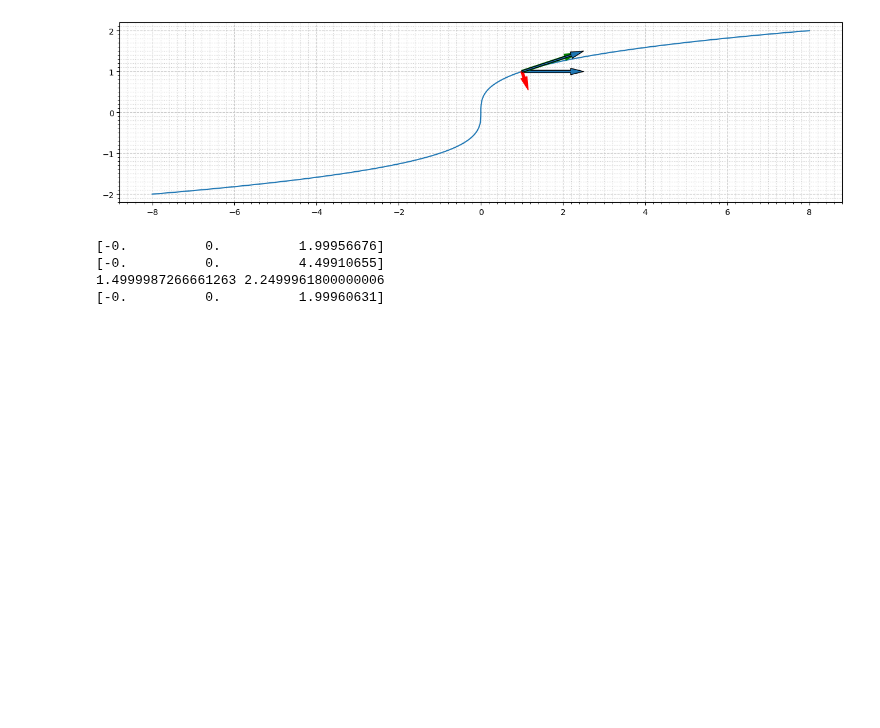
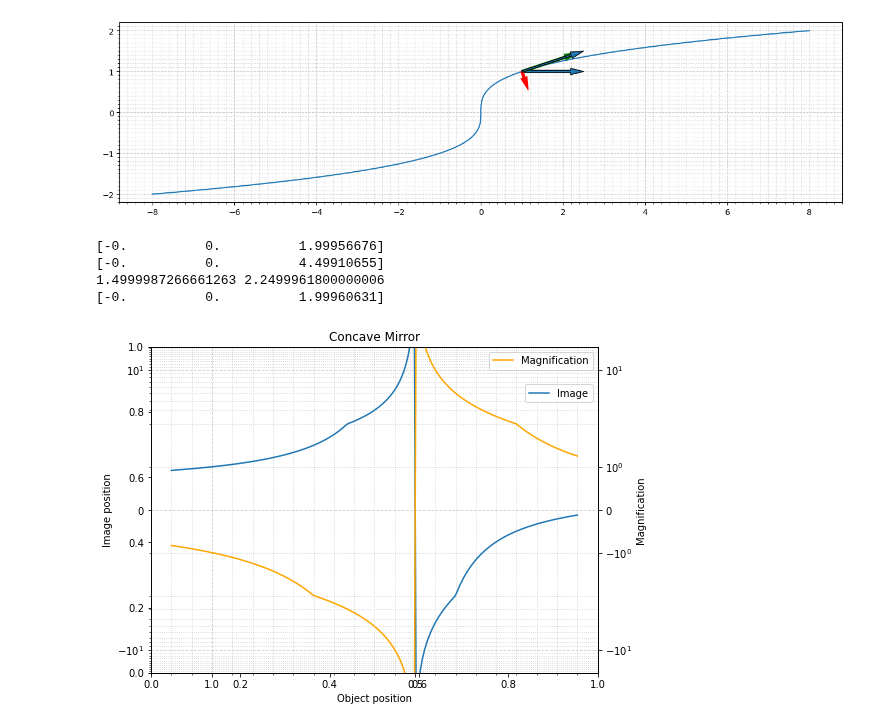
Before and after one commit to HN-Vignolles/phy, a Jupyter notebook: notebooks/phy1.ipynb, the cells around one changed output. Drawn from its saved outputs; the diff is of its cells as text; code cells hidden in the pictures; blank space fills up the shorter version.

```diff
--- a/notebooks/phy1.ipynb
+++ b/notebooks/phy1.ipynb
@@ -259,3 +259,48 @@ print(np.cross(R, V)/np.linalg.norm(R)**2)
 [-0.          0.          4.49910655]
 1.4999987266661263 2.2499961800000006
 [-0.          0.          1.99960631]
+# %%
+# 3 System of Particles [AF Chapter 9]
+# 4 Rigid Body [AF Chapter 10]
+# 5 Fluids [AF Chapter 9 - Systems with a large number of particles]
+# 6 Mechanical Waves [AF Chapter 18!]
+# 7 Interference [AF Chapter 22!]
+# 8 Wave Geometry [AF Chapter 21]
+
+# 8.4
+import numpy as np
+import matplotlib.pyplot as plt
+from matplotlib.ticker import (AutoMinorLocator, MultipleLocator)
+
+X = np.linspace(0.1,1.1,200)
+R = 1
+f = R/2.0
+X2 = f*X/(X-f)
+A = -X2/X
+
+fig = plt.figure(figsize=(8,6))
+plt.title('Concave Mirror')
+ax1 = fig.add_subplot()
+ax1.plot(X, X2, label='Image')
+ax1.invert_xaxis()
+ax1.set_yscale('symlog')
+ax1.set_ylim(-20, 20)
+ax1.set_xlabel('Object position')
+ax1.set_ylabel('Image position')
+plt.legend(bbox_to_anchor=(1, 0.9))
+
+ax2 = ax1.twinx()
+ax2.plot(X, A, label='Magnification', color='orange')
+ax2.set_ylabel('Magnification')
+ax2.set_yscale('symlog')
+ax2.set_ylim(-20, 20)
+plt.legend()
+
+ax1.xaxis.set_major_locator(MultipleLocator(0.5))
+ax1.xaxis.set_minor_locator(AutoMinorLocator(10))
+ax1.yaxis.set_major_locator(MultipleLocator(10))
+ax1.yaxis.set_minor_locator(AutoMinorLocator(10))
+ax1.grid(which='major', color='#CCCCCC', linestyle='--')
+ax1.grid(which='minor', color='#CCCCCC', linestyle=':')
+# %% [output]
+[figure, added]
```
Also changed, not shown: parts of 1 cell of this notebook, 2 other files.
